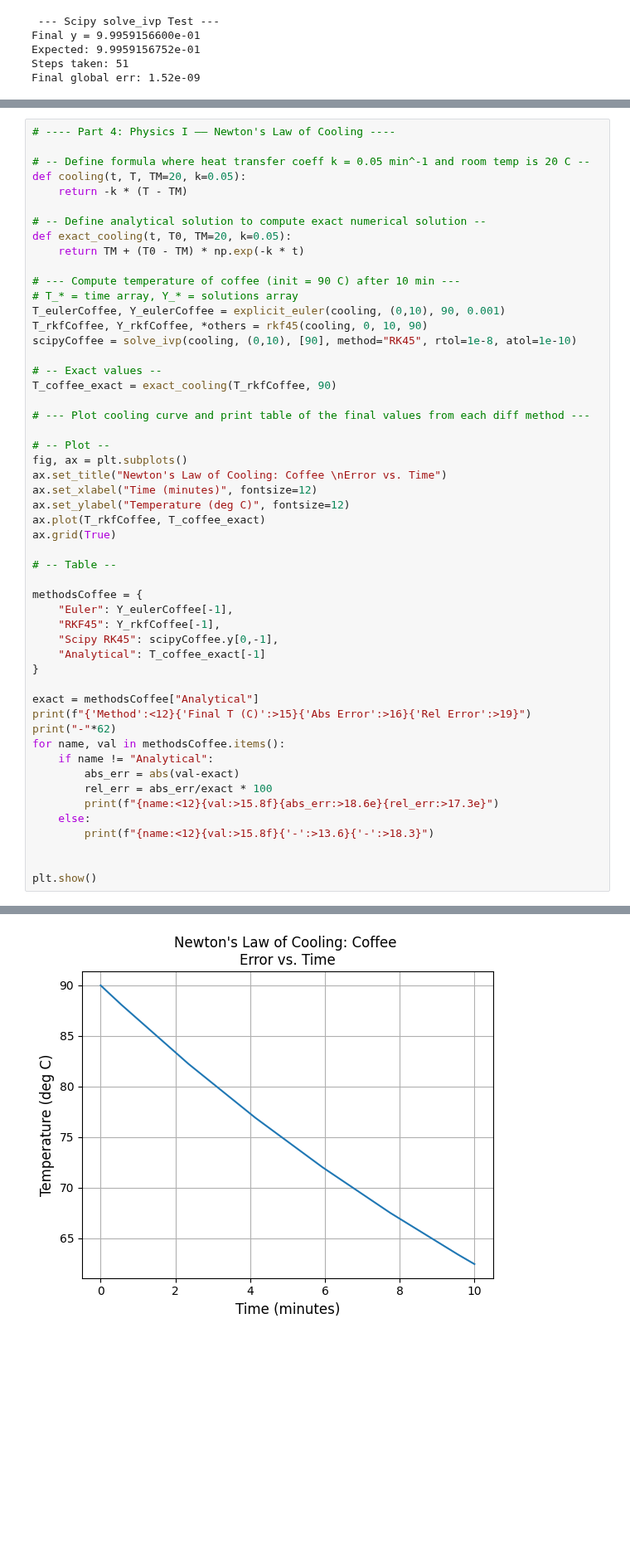
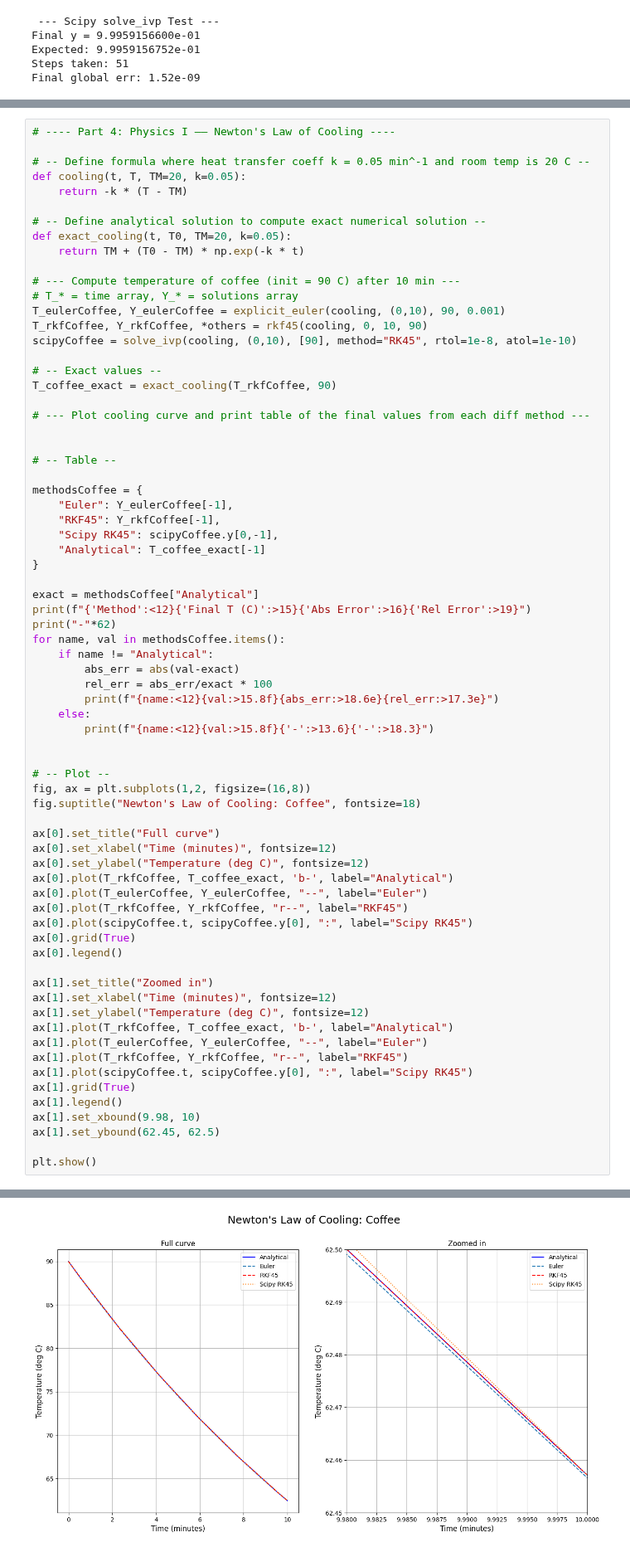
Before and after one commit to hdauphin/PHYS420Fall25, a Jupyter notebook: HW05.ipynb, the cells around one changed output, grey strips where cells are left out. Shown at 83% size. Drawn from its saved outputs; the diff is of its cells as text; blank space fills up the shorter version.

Commit message:
Computed nonlinear cooling and plotted Added subfigures to all plots to zoom in on a tiny piece at the end

```diff
--- a/HW05.ipynb
+++ b/HW05.ipynb
@@ -418,44 +418,63 @@ T_coffee_exact = exact_cooling(T_rkfCoffee, 90)
 
 # --- Plot cooling curve and print table of the final values from each diff method ---
 
-# -- Plot --
-fig, ax = plt.subplots()
-ax.set_title("Newton's Law of Cooling: Coffee \nError vs. Time")
-ax.set_xlabel("Time (minutes)", fontsize=12)
-ax.set_ylabel("Temperature (deg C)", fontsize=12)
-ax.plot(T_rkfCoffee, T_coffee_exact)
-ax.grid(True)
 
 # -- Table --
 
 methodsCoffee = {
     "Euler": Y_eulerCoffee[-1],
     "RKF45": Y_rkfCoffee[-1],
     "Scipy RK45": scipyCoffee.y[0,-1],
     "Analytical": T_coffee_exact[-1]
 }
 
 exact = methodsCoffee["Analytical"]
 print(f"{'Method':<12}{'Final T (C)':>15}{'Abs Error':>16}{'Rel Error':>19}")
 print("-"*62)
 for name, val in methodsCoffee.items():
     if name != "Analytical":
         abs_err = abs(val-exact)
         rel_err = abs_err/exact * 100
         print(f"{name:<12}{val:>15.8f}{abs_err:>18.6e}{rel_err:>17.3e}")
     else:
         print(f"{name:<12}{val:>15.8f}{'-':>13.6}{'-':>18.3}")
 
 
+# -- Plot --
+fig, ax = plt.subplots(1,2, figsize=(16,8))
+fig.suptitle("Newton's Law of Cooling: Coffee", fontsize=18)
+
+ax[0].set_title("Full curve")
+ax[0].set_xlabel("Time (minutes)", fontsize=12)
+ax[0].set_ylabel("Temperature (deg C)", fontsize=12)
+ax[0].plot(T_rkfCoffee, T_coffee_exact, 'b-', label="Analytical")
+ax[0].plot(T_eulerCoffee, Y_eulerCoffee, "--", label="Euler")
+ax[0].plot(T_rkfCoffee, Y_rkfCoffee, "r--", label="RKF45")
+ax[0].plot(scipyCoffee.t, scipyCoffee.y[0], ":", label="Scipy RK45")
+ax[0].grid(True)
+ax[0].legend()
+
+ax[1].set_title("Zoomed in")
+ax[1].set_xlabel("Time (minutes)", fontsize=12)
+ax[1].set_ylabel("Temperature (deg C)", fontsize=12)
+ax[1].plot(T_rkfCoffee, T_coffee_exact, 'b-', label="Analytical")
+ax[1].plot(T_eulerCoffee, Y_eulerCoffee, "--", label="Euler")
+ax[1].plot(T_rkfCoffee, Y_rkfCoffee, "r--", label="RKF45")
+ax[1].plot(scipyCoffee.t, scipyCoffee.y[0], ":", label="Scipy RK45")
+ax[1].grid(True)
+ax[1].legend()
+ax[1].set_xbound(9.98, 10)
+ax[1].set_ybound(62.45, 62.5)
+
 plt.show()
 # %% [output]
 Method          Final T (C)       Abs Error          Rel Error
 --------------------------------------------------------------
 Euler           62.45661545      5.307287e-04        8.497e-04
 RKF45           62.45714607      1.108750e-07        1.775e-07
 Scipy RK45      62.45714624      6.131692e-08        9.817e-08
 Analytical      62.45714618            -                 -
-[figure, old version]
+[figure, new version]
 # %% [markdown]
 <img src="./Images/hw5q5a.png" width="700px"/>
 <img src="./Images/hw5q5b.png" width="700px"/>
```
Also changed, not shown: parts of 3 cells of this notebook.
